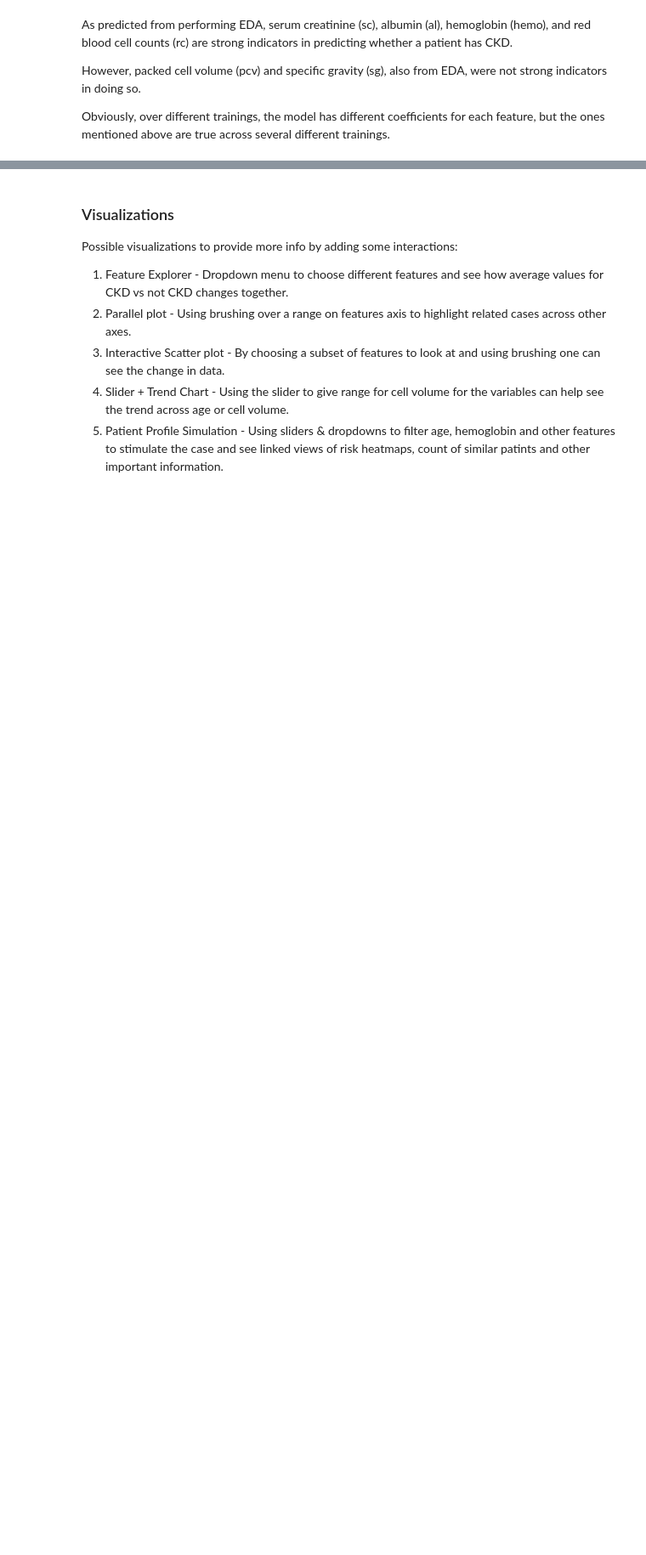
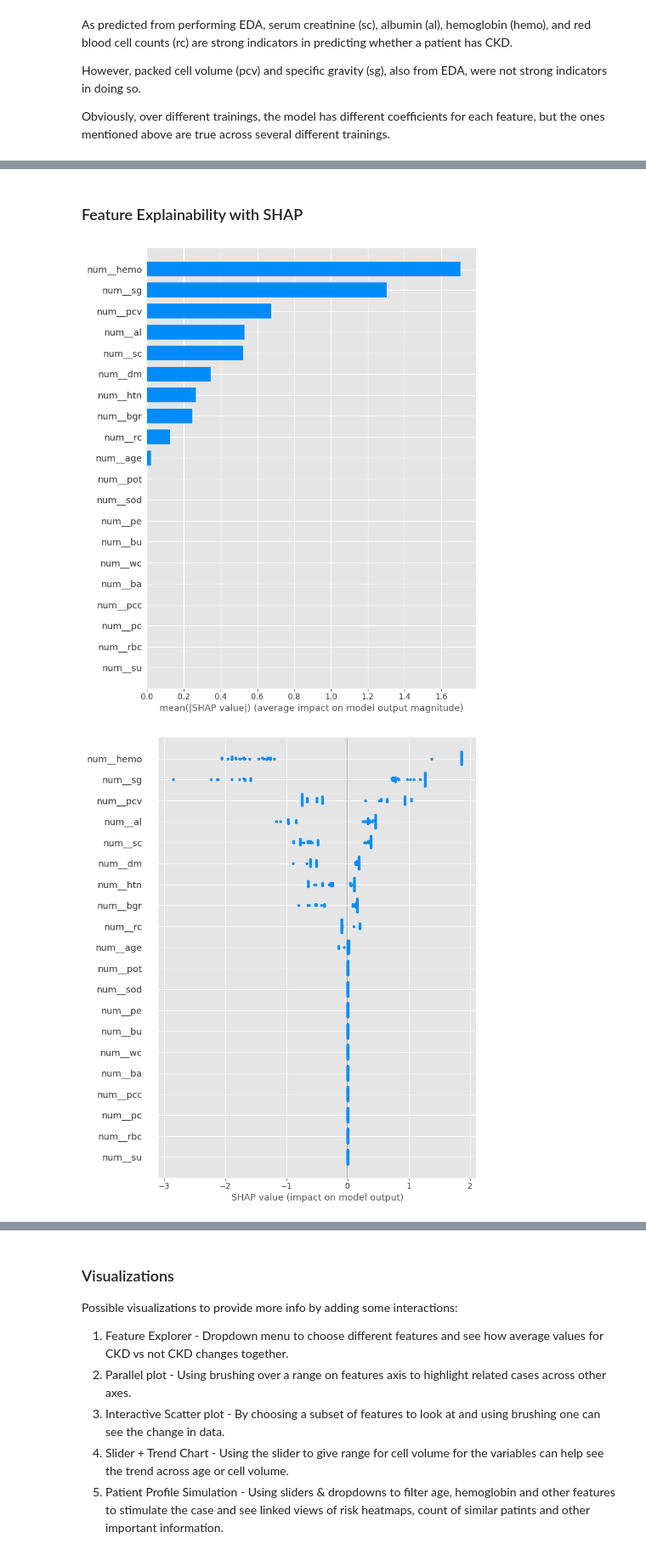
Before and after one commit to unprosaiclabyrinth/PrognosiX, a Jupyter notebook: Prognosix.ipynb, the cells around one changed output, grey strips where cells are left out. Shown at 85% size. Drawn from its saved outputs; the diff is of its cells as text; code cells hidden in the pictures; blank space fills up the shorter version.

```diff
--- a/Prognosix.ipynb
+++ b/Prognosix.ipynb
@@ -638,0 +728,9 @@ Obviously, over different trainings, the model has different coefficients for ea
+# %%
+X = df.drop('classification', axis=1)
+y = df['classification']        # 1 = CKD, 0 = no‑CKD
+
+X_train, X_temp, y_train, y_temp = train_test_split(
+    X, y, test_size=0.25, stratify=y, random_state=42)
+
+X_val, X_test, y_val, y_test = train_test_split(
+    X_temp, y_temp, test_size=0.40, stratify=y_temp, random_state=42)
@@ -638,0 +857,31 @@ Obviously, over different trainings, the model has different coefficients for ea
+# %% [markdown]
+### Feature Explainability with SHAP
+# %%
+# --- 1.  Grab the fitted pipeline that lives inside the CalibratedClassifierCV ---
+# In 1.1 and earlier it's .base_estimator; in 1.2+ it's .estimator
+inner_pipe = getattr(calib, "base_estimator",
+                     getattr(calib, "estimator", None))
+
+# If for some reason you passed a plain pipeline to SHAP, fall back to that
+if inner_pipe is None:
+    inner_pipe = best_pipe          # <- the one that came out of RandomizedSearchCV
+
+# --- 2.  Separate pre‑processing and the XGB model ---
+preprocess   = inner_pipe.named_steps["prep"]
+fitted_xgb   = inner_pipe.named_steps["model"]
+
+feature_names = preprocess.get_feature_names_out()
+
+# --- 3.  Run SHAP on the pre‑processed test matrix ---
+X_test_pre   = preprocess.transform(X_test)
+
+import shap
+explainer    = shap.TreeExplainer(fitted_xgb)
+shap_values  = explainer.shap_values(X_test_pre)
+
+# --- 4.  Plots ---
+shap.summary_plot(shap_values, feature_names, plot_type="bar")
+shap.summary_plot(shap_values, feature_names)
+# %% [output]
+[figure, added]
+[figure, added]
```
Also changed, not shown: parts of 39 cells of this notebook.
